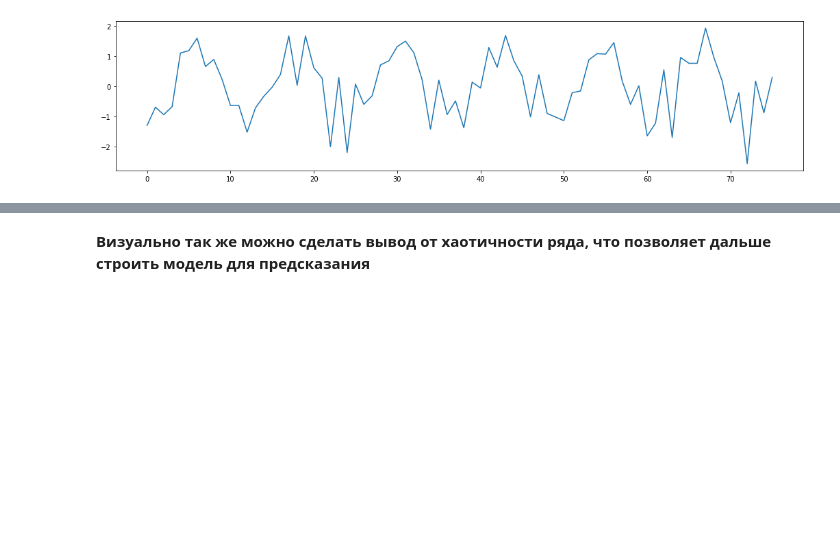
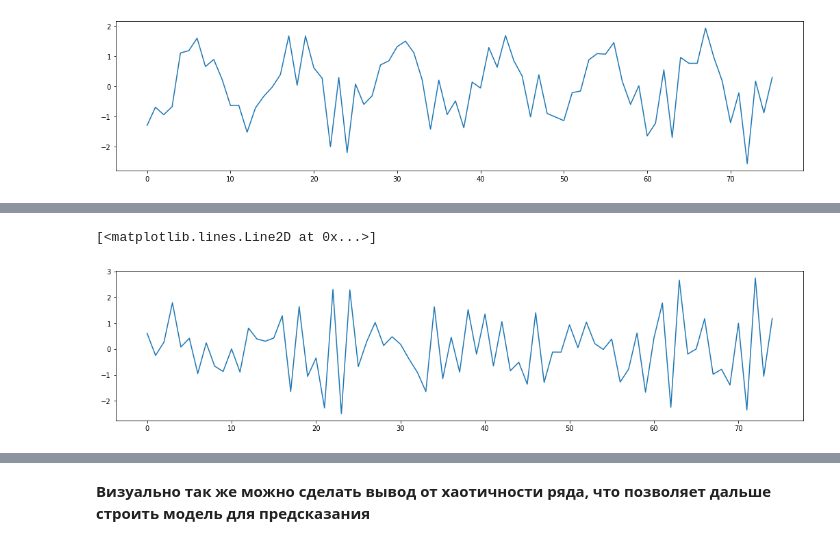
Before and after one commit to Laexey/DataScianceLearn, a Jupyter notebook: TimeSeries/Вр_ряды_ДЗ_1.ipynb, the cells around one changed output, grey strips where cells are left out. Cells and saved outputs as stored; diff of their text form; code cells hidden in the pictures; blank space fills up the shorter version.

```diff
--- a/TimeSeries/Вр_ряды_ДЗ_1.ipynb
+++ b/TimeSeries/Вр_ряды_ДЗ_1.ipynb
@@ -99,0 +109,2 @@ plt.plot(ts2)
+# %%
+ts3=np.diff(ts2, n=1)
@@ -99,0 +115,5 @@ plt.plot(ts2)
+# %%
+plt.plot(ts3)
+# %% [output]
+[<matplotlib.lines.Line2D at 0x...>]
+[figure, added]
```
Also changed, not shown: parts of 5 cells of this notebook.
